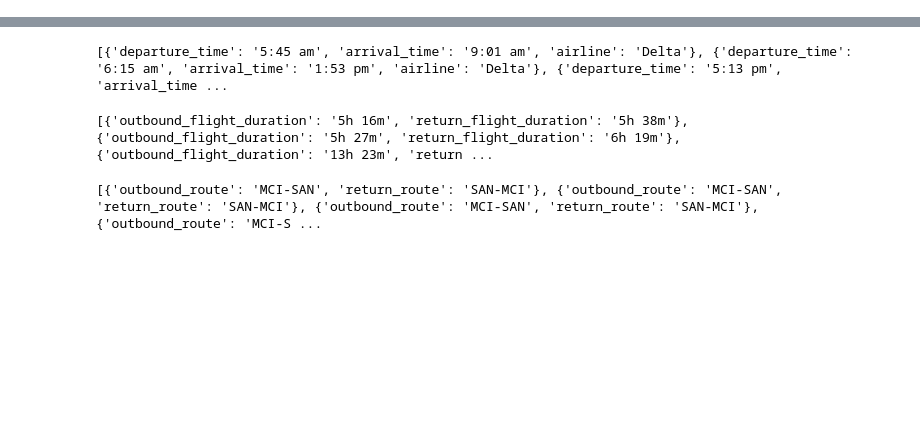
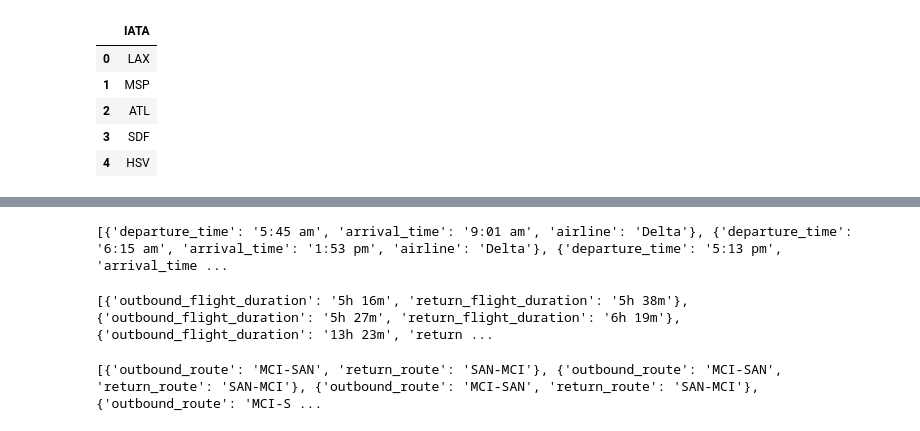
Before and after one commit to gfoley15/kayaking_around_the_web, a Jupyter notebook: Code/01_Extract.ipynb, the cells around one changed output, grey strips where cells are left out. Saved outputs shown, nothing was run; the diff lists cells and outputs as text; code cells hidden in the pictures; blank space fills up the shorter version.

```diff
--- a/Code/01_Extract.ipynb
+++ b/Code/01_Extract.ipynb
@@ -12,0 +19,11 @@ to_date = []
+# %%
+airport_code_test = pd.read_csv('C:\\Users\\gfoley\\OneDrive - Epiq Inc\\Desktop\\airport codes.csv')
+airport_codes_df = pd.DataFrame(airport_code_test)
+airport_codes_df
+# %% [output]
+|  | IATA |
+| 0 | LAX |
+| 1 | MSP |
+| 2 | ATL |
+| 3 | SDF |
+| 4 | HSV |
```
Also changed, not shown: parts of 25 cells of this notebook, 2 other files.
